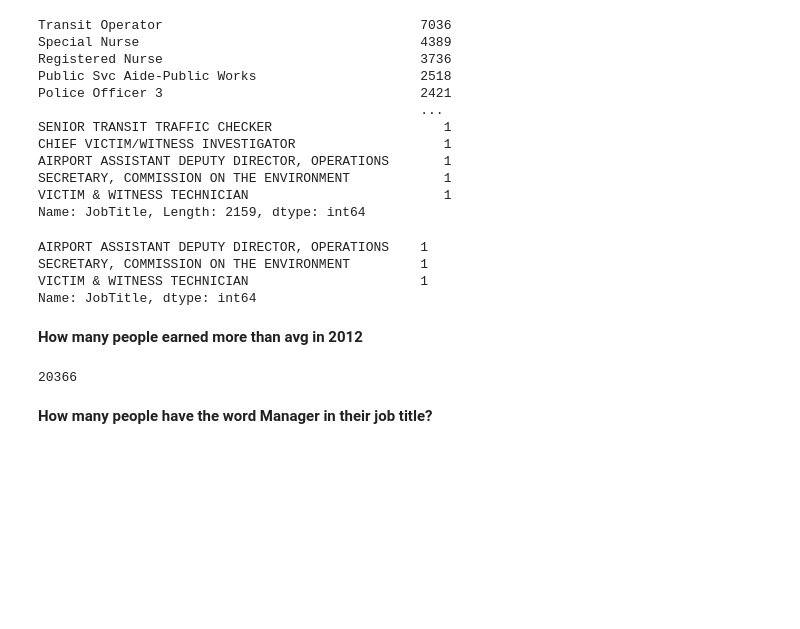
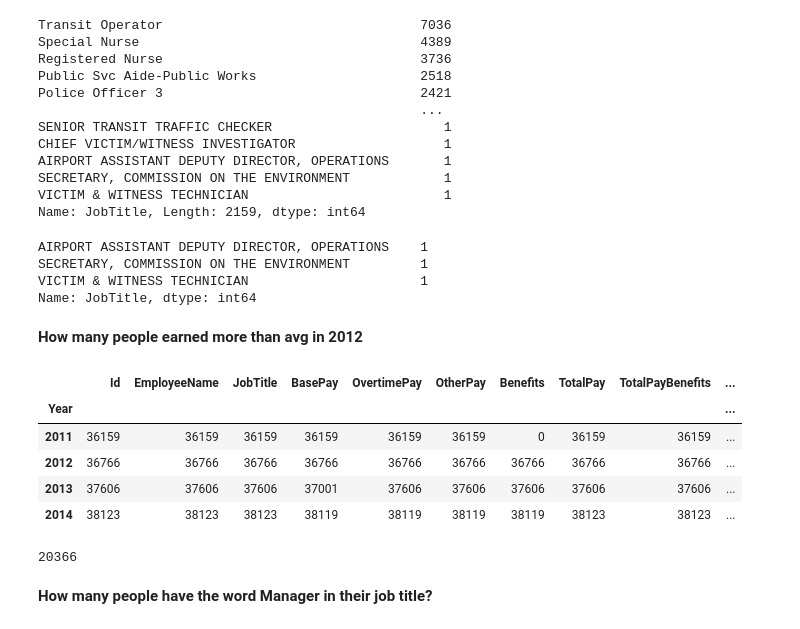
Before and after one commit to glcn35/NUMPY, a Jupyter notebook: Assignment_1_Student_(1).ipynb, the cells around one changed output. Saved outputs shown, nothing was run; the diff lists cells and outputs as text; code cells hidden in the pictures; blank space fills up the shorter version.

```diff
--- a/Assignment_1_Student_(1).ipynb
+++ b/Assignment_1_Student_(1).ipynb
@@ -397,6 +397,15 @@ VICTIM & WITNESS TECHNICIAN                      1
 Name: JobTitle, dtype: int64
 # %% [markdown]
 **How many people earned more than avg in 2012**
+# %%
+sal.groupby(["Year"]).count()
+# %% [output]
+|  | Id | EmployeeName | JobTitle | BasePay | OvertimePay | OtherPay | Benefits | TotalPay | TotalPayBenefits | ... |
+| Year |  |  |  |  |  |  |  |  |  | ... |
+| 2011 | 36159 | 36159 | 36159 | 36159 | 36159 | 36159 | 0 | 36159 | 36159 | ... |
+| 2012 | 36766 | 36766 | 36766 | 36766 | 36766 | 36766 | 36766 | 36766 | 36766 | ... |
+| 2013 | 37606 | 37606 | 37606 | 37001 | 37606 | 37606 | 37606 | 37606 | 37606 | ... |
+| 2014 | 38123 | 38123 | 38123 | 38119 | 38119 | 38119 | 38119 | 38123 | 38123 | ... |
 # %%
 # %% [output]
 20366
```
Also changed, not shown: parts of 8 cells of this notebook.
